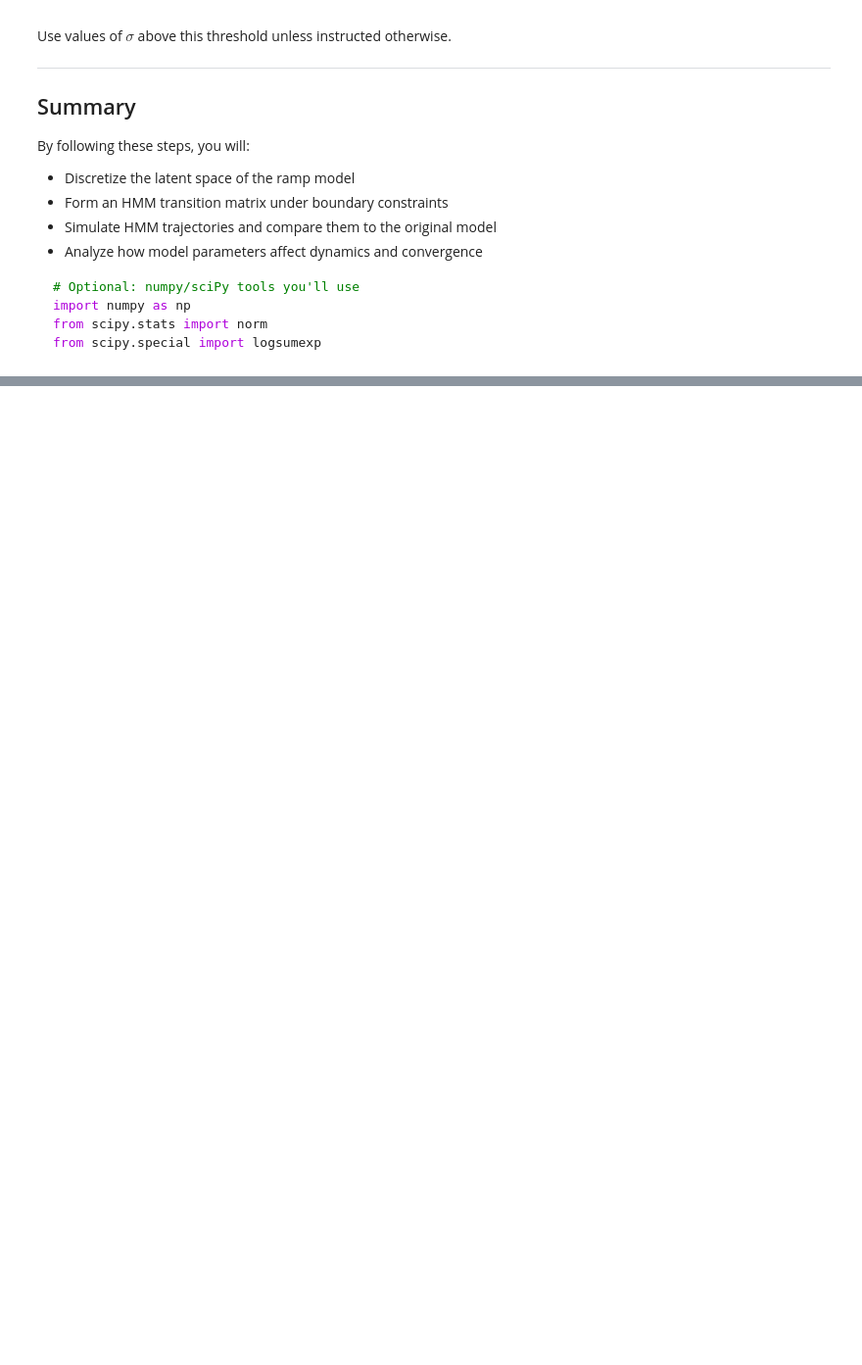
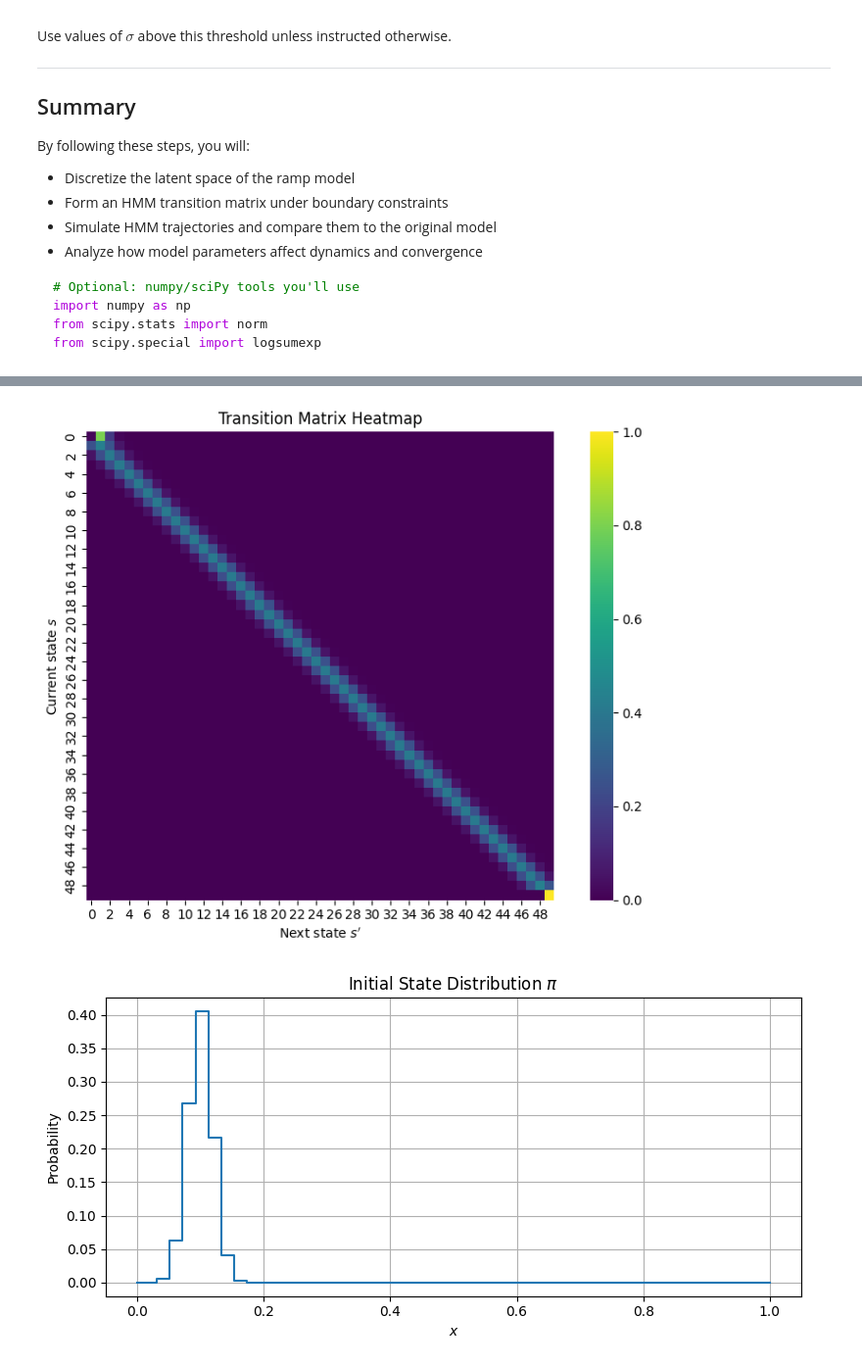
Before and after one commit to oparker7/gg3, a Jupyter notebook: Task 2/task2_first_attempt.ipynb, the cells around one changed output, grey strips where cells are left out. Shown: that part at 98% size. Drawn from its saved outputs; the diff is of its cells as text; code cells hidden in the pictures; blank space fills up the shorter version.

```diff
--- a/Task 2/task2_first_attempt.ipynb
+++ b/Task 2/task2_first_attempt.ipynb
@@ -587,3 +437,21 @@ class DiscreteRampHMM:
             s_t = np.random.choice(self.K, p=self.T[s_t])
             trajectory.append(self.grid[s_t])
         return np.array(trajectory)
+# %%
+if __name__ == "__main__":
+    hmm = DiscreteRampHMM(beta=0.05, sigma=0.2, dt=0.01, K=50, x0=0.1)
+    hmm.plot_transition_matrix()
+    hmm.plot_initial_distribution()
+
+    traj = hmm.simulate_trajectory(T_steps=100)
+    plt.figure()
+    plt.plot(traj)
+    plt.title("Simulated Trajectory of $x_t$")
+    plt.xlabel("Time step")
+    plt.ylabel("$x_t$")
+    plt.grid(True)
+    plt.tight_layout()
+    plt.show()
+# %% [output]
+[figure, added]
+[figure, added]
```
Also changed, not shown: parts of 4 cells of this notebook, 1 other file.
